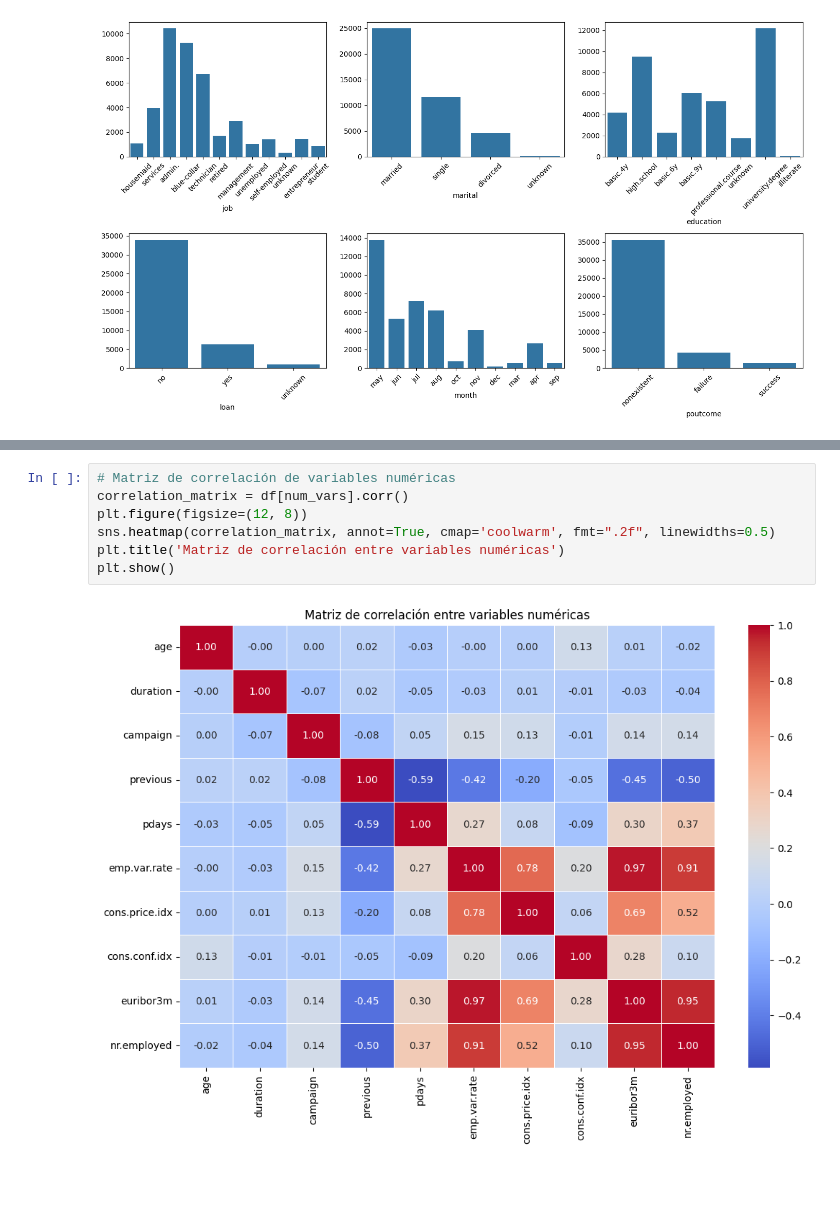
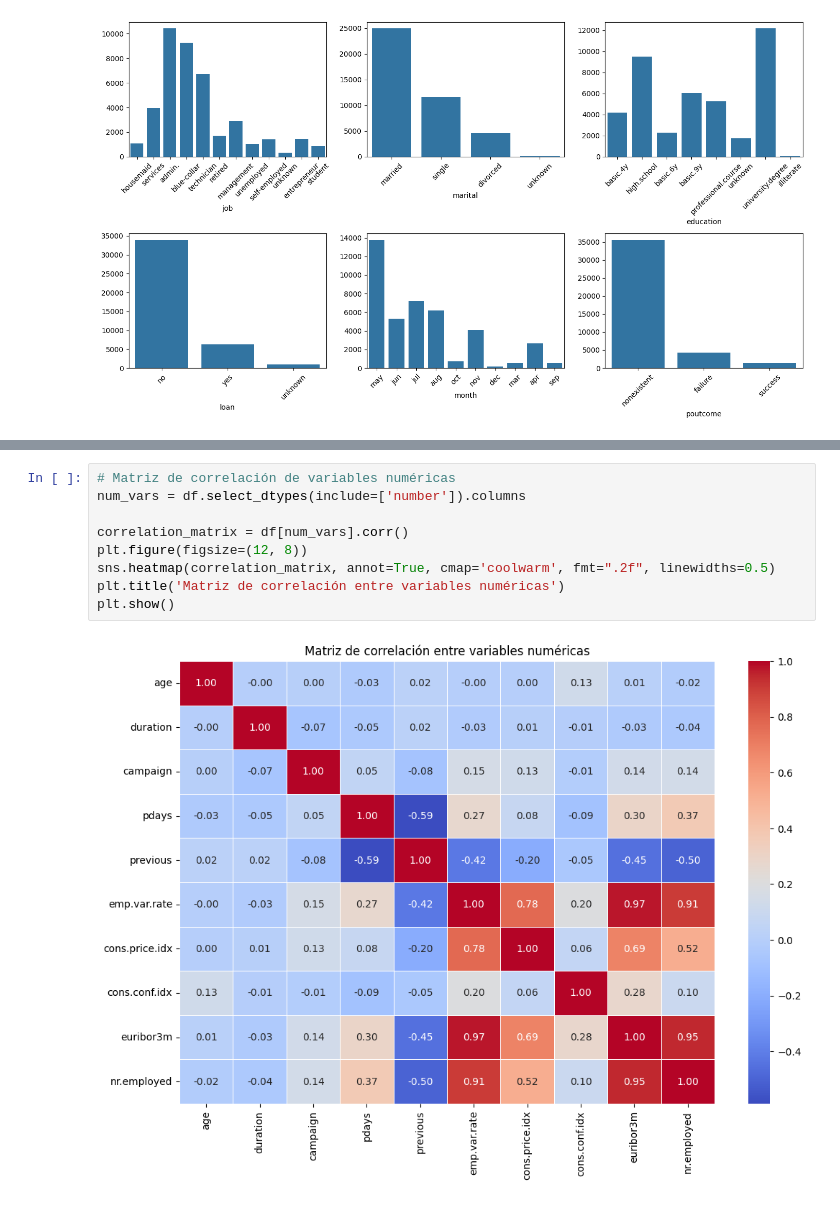
Before and after one commit to 4GeeksAcademy/Pauline-Your-first-ML-algorithm, a Jupyter notebook: src/explore.ipynb, the cells around one changed output, grey strips where cells are left out. Drawn from its saved outputs; the diff is of its cells as text.

```diff
--- a/src/explore.ipynb
+++ b/src/explore.ipynb
@@ -253,12 +276,14 @@ plt.show()
 # %%
 # Matriz de correlación de variables numéricas
+num_vars = df.select_dtypes(include=['number']).columns
+
 correlation_matrix = df[num_vars].corr()
 plt.figure(figsize=(12, 8))
 sns.heatmap(correlation_matrix, annot=True, cmap='coolwarm', fmt=".2f", linewidths=0.5)
 plt.title('Matriz de correlación entre variables numéricas')
 plt.show()
 # %% [output]
-[figure, old version]
+[figure, new version]
 # %%
 #Definimos X e Y para dividir el data set entre set y train
 X = df.drop(['y'], axis=1)
```
Also changed, not shown: parts of 7 cells of this notebook.
